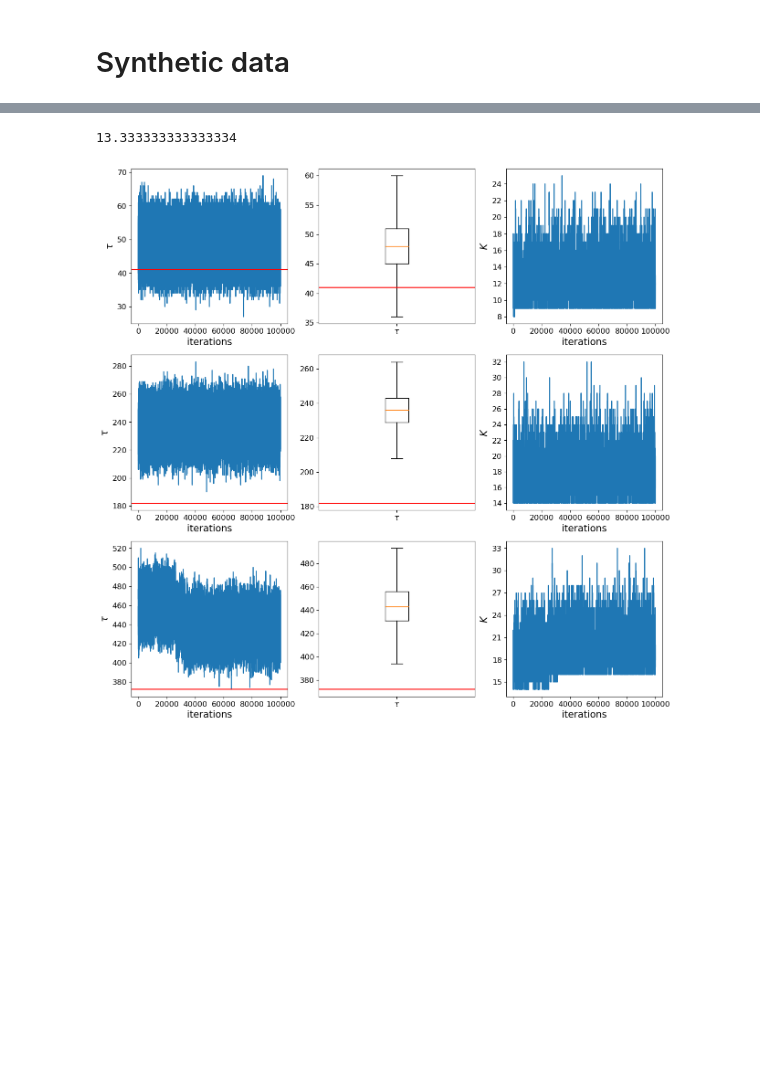
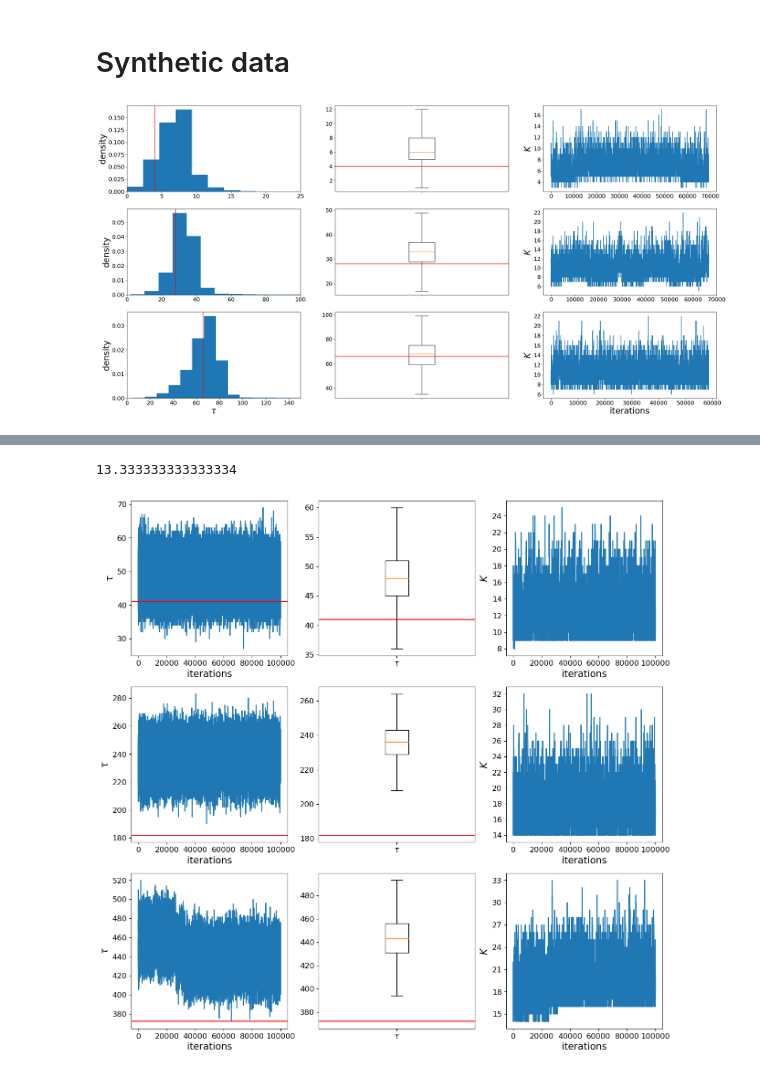
Before and after one commit to LorenzoRimella/BNP_DR, a Jupyter notebook: figures.ipynb, the cells around one changed output, grey strips where cells are left out. Cells and saved outputs as stored; diff of their text form; code cells hidden in the pictures; blank space fills up the shorter version.

```diff
--- a/figures.ipynb
+++ b/figures.ipynb
@@ -3,13 +3,13 @@ import numpy as np
 import matplotlib.pyplot as plt
 # %%
 # Set font properties for ticks
-plt.rcParams['xtick.labelsize'] = 12  # Font size of x-axis tick labels
-plt.rcParams['ytick.labelsize'] = 12  # Font size of y-axis tick labels
+plt.rcParams['xtick.labelsize'] = 16  # Font size of x-axis tick labels
+plt.rcParams['ytick.labelsize'] = 16  # Font size of y-axis tick labels
 
 # Set font properties for labels
-plt.rcParams['axes.labelsize'] = 15  # Font size of axis labels
+plt.rcParams['axes.labelsize'] = 24  # Font size of axis labels
 
 # Set font properties for title
-plt.rcParams['axes.titlesize'] = 17  # Font size of title
+plt.rcParams['axes.titlesize'] = 32  # Font size of title
 # %% [markdown]
 # Synthetic data
@@ -15,0 +18,60 @@ plt.rcParams['axes.titlesize'] = 17  # Font size of title
+# %%
+table_list = []
+
+headers = ["Algorithm type", "$n$", r"True $\tau$", r"Est. $\tau$", "Comp. time (max = 12h)"]
+table_list.append(headers)
+
+fig, ax = plt.subplots(3, 3, figsize = (30, 15))
+
+path = "Data/Synthetic/BNP/sampling/"
+tau_insample = [4, 28, 66]
+
+n_list = [1000, 5000, 10000]
+times = [43222, 43230, 43212]
+
+for i in range(3):
+
+	tau_chain = np.load(path+str(n_list[i])+"/synthdata_tau_"+str(n_list[i])+"_MCMC_tau.npy")
+	K_chain = np.load(path+str(n_list[i])+"/synthdata_tau_"+str(n_list[i])+"_MCMC_K.npy")
+
+	table_list.append(["BNP sampling", "n="+str(n_list[i]), r"$\tau$="+str(tau_insample[i]),
+		    		str(np.round(np.mean(tau_chain),2))+"+/-"+str(np.round(np.std(tau_chain),2)), str(np.round(times[i]/3600, 2))])
+
+	if i ==0:
+		nbins = 15
+	else:
+		nbins = 100
+
+	ax[i,0].hist(tau_chain, nbins, density = True)
+	ax[i,0].axvline(x=tau_insample[i], color = "red")
+	ax[i,0].set_ylabel(r"density")
+
+	if i ==0:
+		vxlim = 25
+	elif i==1:
+		vxlim = 100
+	else:
+		vxlim = 150
+
+	ax[i,0].set_xlim((0,vxlim))
+
+	# print(np.mean(tau_chain[tau_chain]))
+
+	ax[i,1].boxplot(tau_chain, showfliers=False)
+	ax[i,1].axhline(y=tau_insample[i], color = "red")
+	ax[i,1].set_xticklabels([r""])
+	# ax[i,1].set_ylabel([r"$\tau$"])
+
+	ax[i,2].plot(K_chain)
+	ax[i,2].set_ylabel(r"$K$")
+
+	if i ==2:
+
+		ax[i,0].set_xlabel(r"$\tau$")
+		ax[i,2].set_xlabel("iterations")
+
+	ax[i,2].yaxis.set_major_locator(plt.MaxNLocator(integer=True))
+
+fig.savefig('Figures/synth_BNP_sampling.png', dpi=100, bbox_inches='tight')
+# %% [output]
+[figure, added]
```
Also changed, not shown: parts of 26 cells of this notebook, 53 other files.
